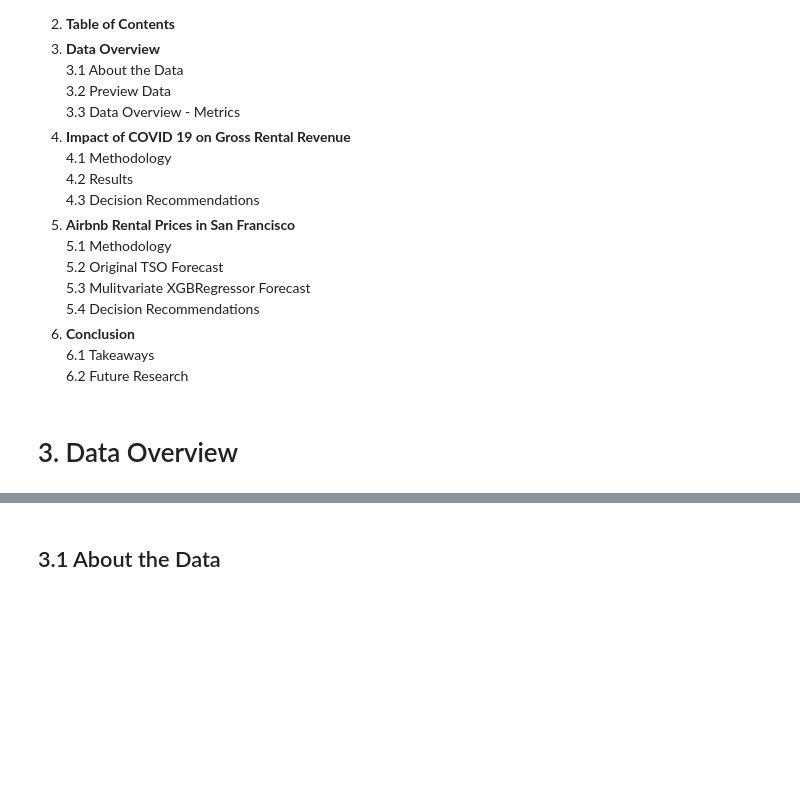
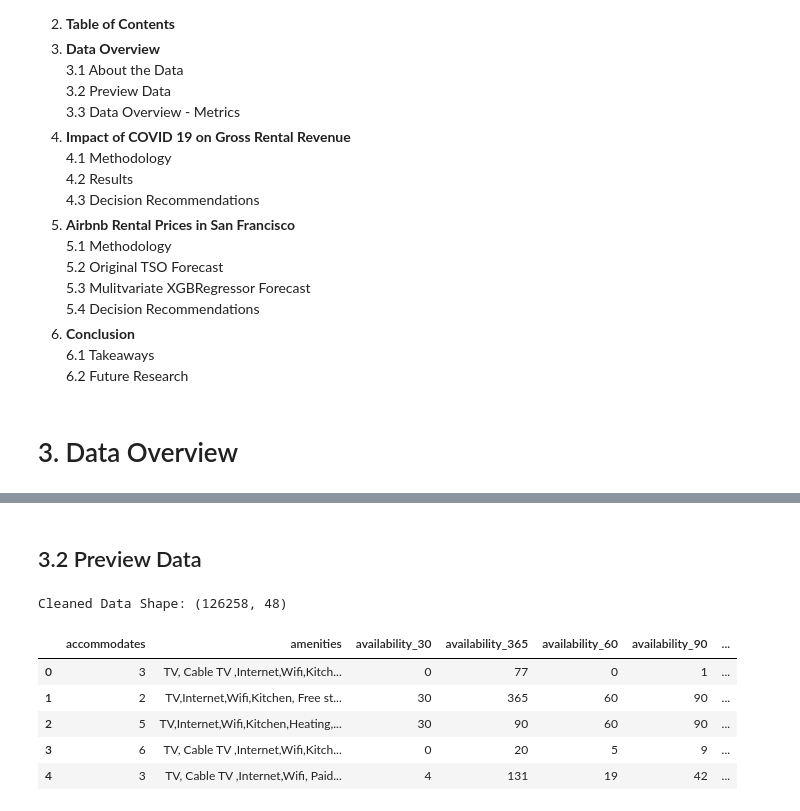
Before and after one commit to KishenSharma6/SF_Airbnb_Rental_Market_Analysis, a Jupyter notebook: Final_Report/Final_Report.ipynb, the cells around one changed output, grey strips where cells are left out. Cells and saved outputs as stored; diff of their text form; code cells hidden in the pictures; blank space fills up the shorter version.

```diff
--- a/Final_Report/Final_Report.ipynb
+++ b/Final_Report/Final_Report.ipynb
@@ -84,2 +90,2 @@ I hope to use the information gained from the analysis to provide the following:
 # %% [markdown]
-## 3.1 About the Data
+## 3.2 Preview Data
@@ -89,0 +92,18 @@ I hope to use the information gained from the analysis to provide the following:
+# %%
+#Set path to processed data
+path = r'C:\Users\kishe\Documents\Data Science\Projects\Python Projects\In Progress\Airbnb - San Francisco Listings Analysis\Data\02_Cleaned'
+
+#Read CSV
+df= pd.read_csv(path + '/2020_0715_Listings_Cleaned.csv')
+
+#Preview
+print('Cleaned Data Shape:',df.shape)
+display(df.head())
+# %% [output]
+Cleaned Data Shape: (126258, 48)
+|  | accommodates | amenities | availability_30 | availability_365 | availability_60 | availability_90 | ... |
+| 0 | 3 | TV, Cable TV ,Internet,Wifi,Kitch... | 0 | 77 | 0 | 1 | ... |
+| 1 | 2 | TV,Internet,Wifi,Kitchen, Free st... | 30 | 365 | 60 | 90 | ... |
+| 2 | 5 | TV,Internet,Wifi,Kitchen,Heating,... | 30 | 90 | 60 | 90 | ... |
+| 3 | 6 | TV, Cable TV ,Internet,Wifi,Kitch... | 0 | 20 | 5 | 9 | ... |
+| 4 | 3 | TV, Cable TV ,Internet,Wifi, Paid... | 4 | 131 | 19 | 42 | ... |
```
Also changed, not shown: parts of 19 cells of this notebook, 2 other files.
